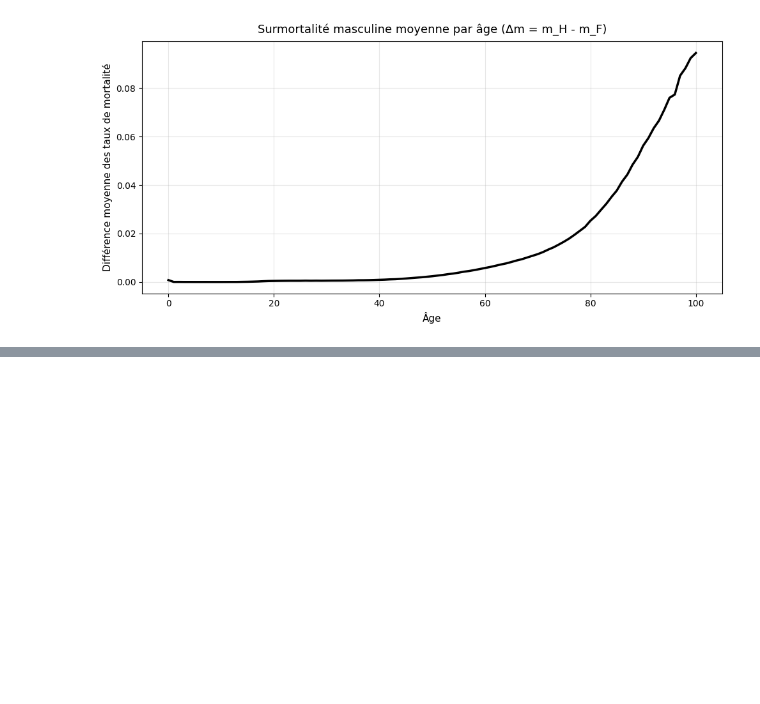
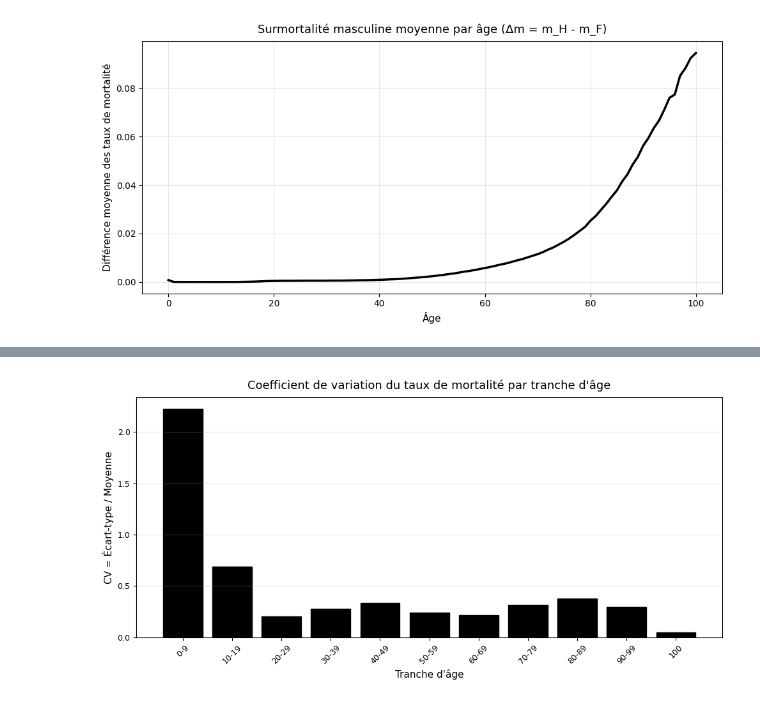
Before and after one commit to Salah10-source/Python-Project-Mortality, a Jupyter notebook: Python-Project/notbokes/notebooks/demo.ipynb, the cells around one changed output, grey strips where cells are left out. Drawn from its saved outputs; the diff is of its cells as text; code cells hidden in the pictures; blank space fills up the shorter version.

```diff
--- a/Python-Project/notbokes/notebooks/demo.ipynb
+++ b/Python-Project/notbokes/notebooks/demo.ipynb
@@ -840,0 +900,37 @@ Cette dynamique est liée à la fois à des facteurs biologiques et comportement
+# %%
+
+# Colonnes à adapter si besoin
+AGE_COL  = "Age"
+MORT_COL = "m_Tot"   # taux de mortalité agrégé
+
+# 1) Construction des tranches d'âge
+bins   = [0, 10, 20, 30, 40, 50, 60, 70, 80, 90, 100, 110]
+labels = ["0-9", "10-19", "20-29", "30-39", "40-49",
+          "50-59", "60-69", "70-79", "80-89", "90-99", "100"]
+
+df = df.copy()
+df["Tranche_age"] = pd.cut(df[AGE_COL], bins=bins, labels=labels, right=False)
+
+# 2) Coefficient de variation CV = std / mean par tranche
+grp = df.groupby("Tranche_age")[MORT_COL]
+cv = (grp.std() / grp.mean()).dropna()
+
+# 3) Tracé en barres NOIR
+fig, ax = plt.subplots(figsize=(10, 5))
+
+ax.bar(cv.index.astype(str), cv.values,
+       color="black", edgecolor="black")
+
+ax.set_title("Coefficient de variation du taux de mortalité par tranche d'âge",
+             fontsize=13, pad=10)
+ax.set_xlabel("Tranche d'âge", fontsize=11)
+ax.set_ylabel("CV = Écart-type / Moyenne", fontsize=11)
+
+ax.grid(axis="y", alpha=0.3)
+ax.tick_params(axis="x", rotation=45)
+ax.tick_params(axis="both", labelsize=9)
+
+plt.tight_layout()
+plt.show()
+# %% [output]
+[figure, added]
```
Also changed, not shown: parts of 11 cells of this notebook, 1 other file.
